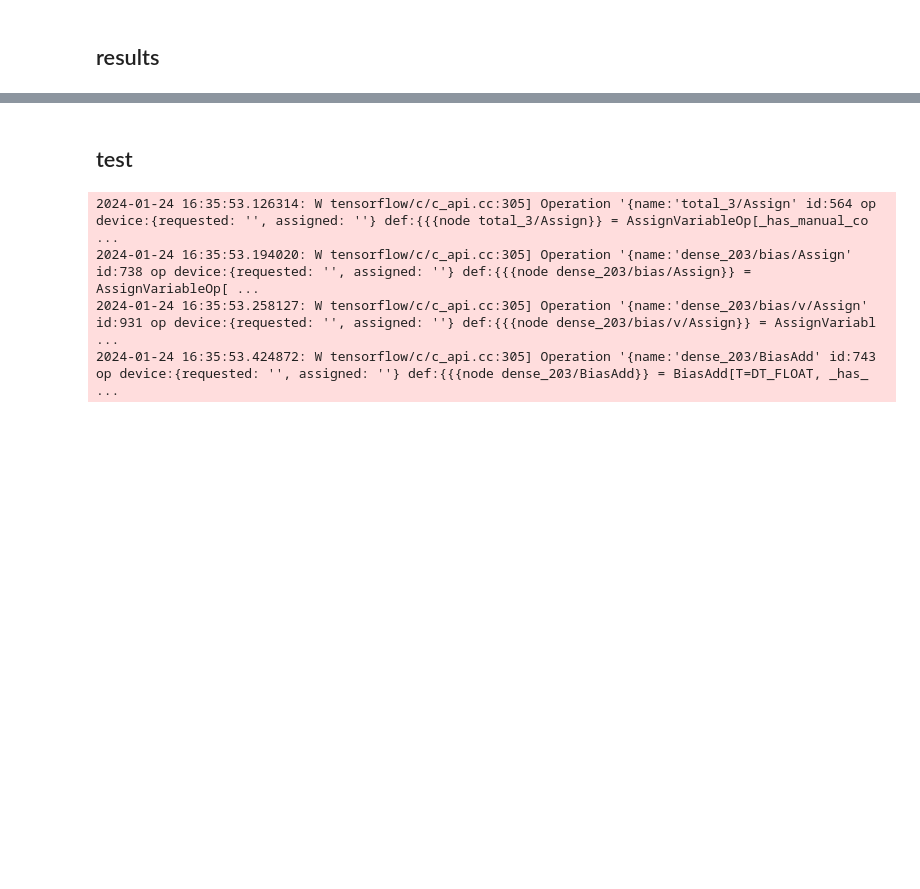
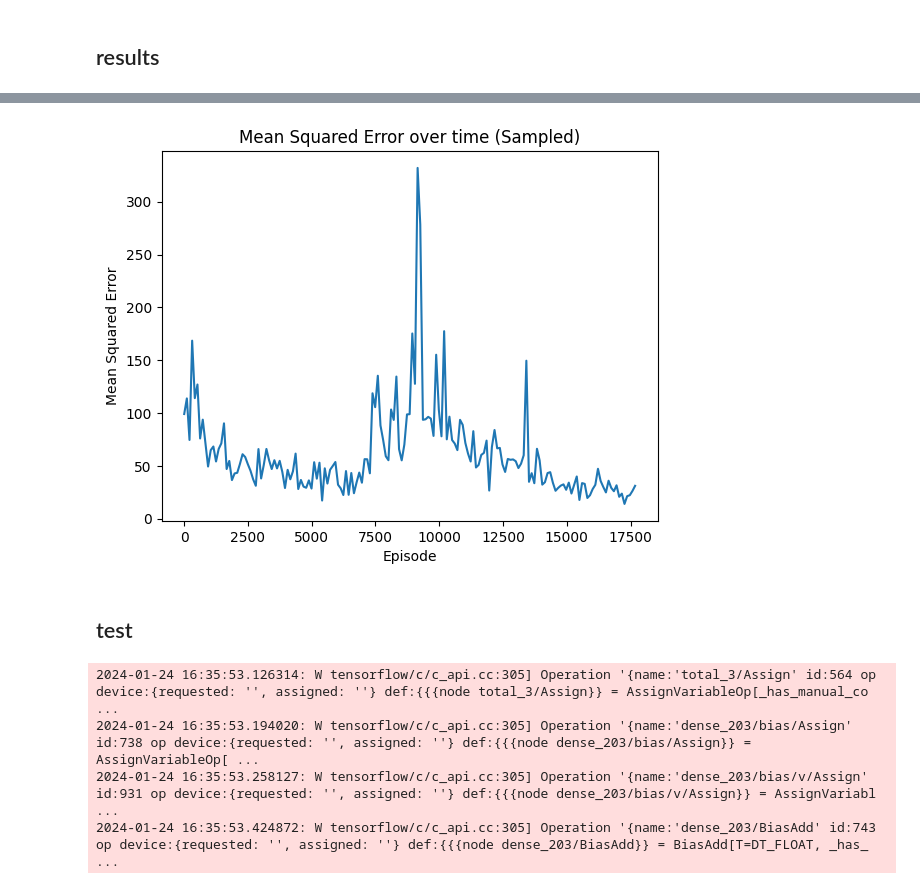
Before and after one commit to driessenslucas/researchproject, a Jupyter notebook: training/ResearchProject_v2.ipynb, the cells around one changed output, grey strips where cells are left out. Drawn from its saved outputs; the diff is of its cells as text; code cells hidden in the pictures; blank space fills up the shorter version.

```diff
--- a/training/ResearchProject_v2.ipynb
+++ b/training/ResearchProject_v2.ipynb
@@ -1077,3 +1090,22 @@ plt.show()
+# %%
+# Assuming mse_history is a flat list with the correct number of elements
+EPISODE_AMOUNT = len(mse_history)  # Make sure this reflects the actual number of episodes
+desired_samples = 170  # The number of points you want to plot
+
+# Calculate the step size
+step = max(EPISODE_AMOUNT // desired_samples, 1)  # Avoid division by zero
+sampled_mse_history = mse_history[::step]
+
+# Ensure sampled_episodes has the same number of elements as sampled_mse_history
+sampled_episodes = list(range(0, EPISODE_AMOUNT, step))[:len(sampled_mse_history)]
+
+plt.plot(sampled_episodes, sampled_mse_history)
+plt.xlabel('Episode')
+plt.ylabel('Mean Squared Error')
+plt.title('Mean Squared Error over time (Sampled)')
+plt.show()
+# %% [output]
+[figure, added]
 # %%
 # save model
 agent.policy_model.save('./models/DDQN_RCmaze_v2.h5')
```
Also changed, not shown: parts of 8 cells of this notebook, 4 other files.
